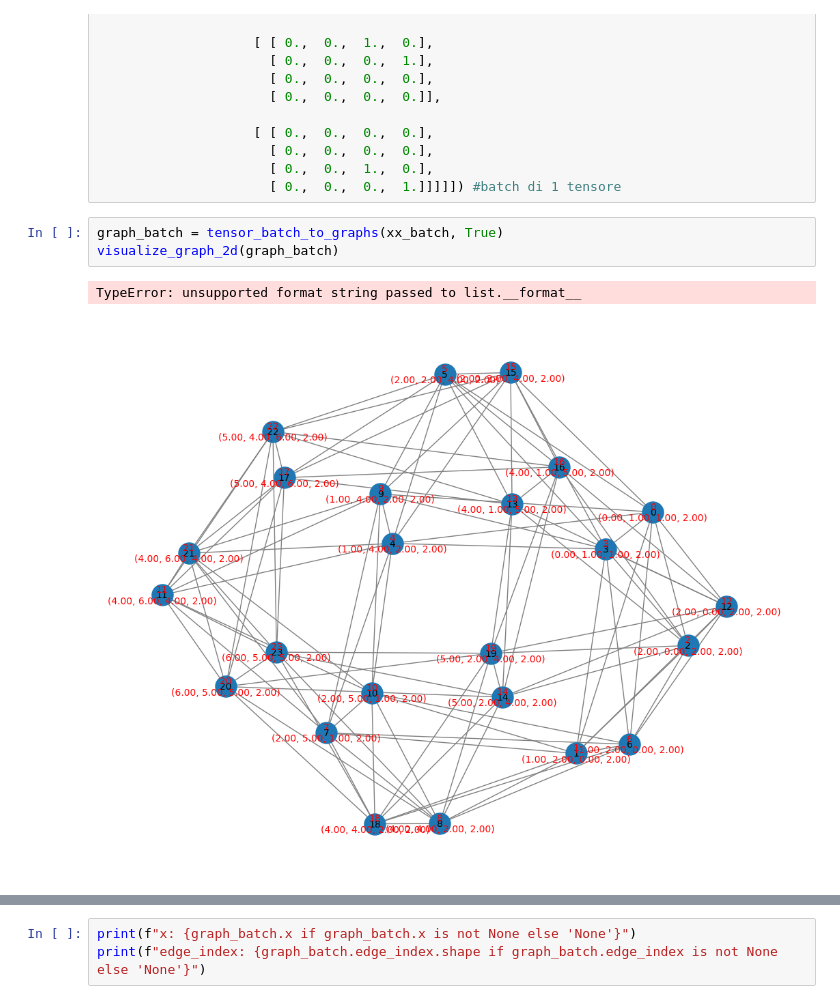
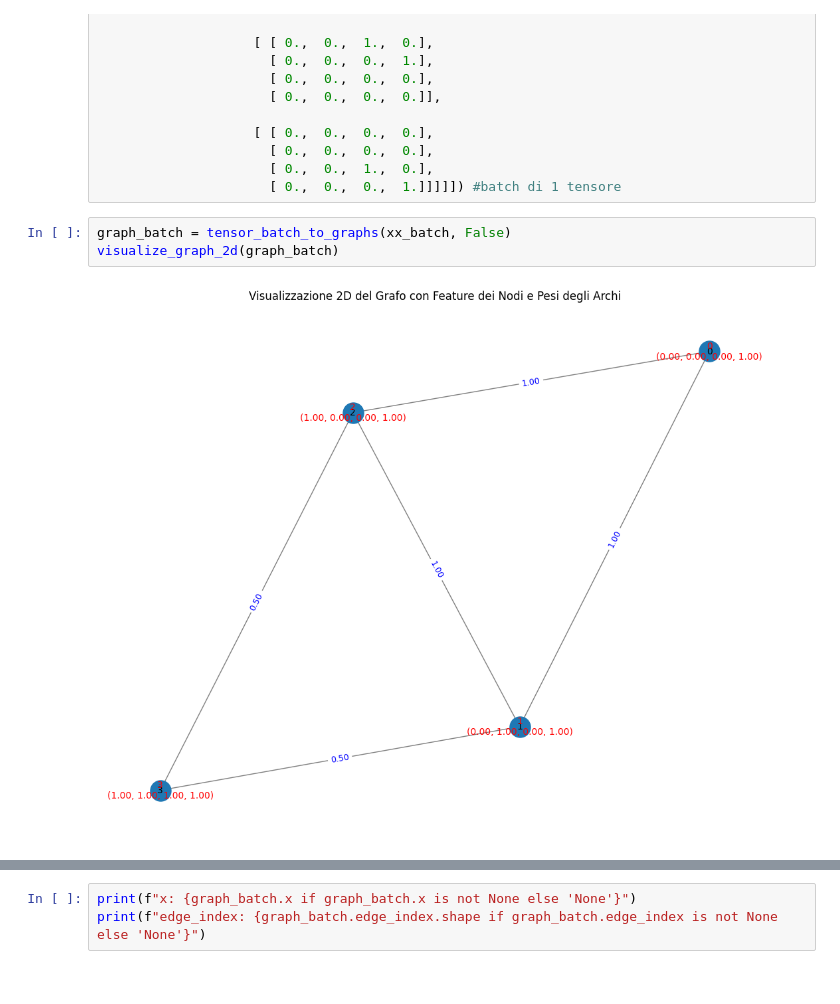
Before and after one commit to CarlottaGiacchetta/AlphatensorFinal, a Jupyter notebook: mainProvaGNN.ipynb, the cells around one changed output, grey strips where cells are left out. Saved outputs shown, nothing was run; the diff lists cells and outputs as text.

```diff
--- a/mainProvaGNN.ipynb
+++ b/mainProvaGNN.ipynb
@@ -290,8 +290,7 @@ xx_batch = torch.tensor([[[[[ 1.,  0.,  0.,  0.],
                       [ 0.,  0.,  1.,  0.],
                       [ 0.,  0.,  0.,  1.]]]]]) #batch di 1 tensore
 # %%
-graph_batch = tensor_batch_to_graphs(xx_batch, True)
+graph_batch = tensor_batch_to_graphs(xx_batch, False)
 visualize_graph_2d(graph_batch)
 # %% [output]
-TypeError: unsupported format string passed to list.__format__
-[figure, old version]
+[figure, new version]
```
Also changed, not shown: parts of 8 cells of this notebook, 4 other files.
